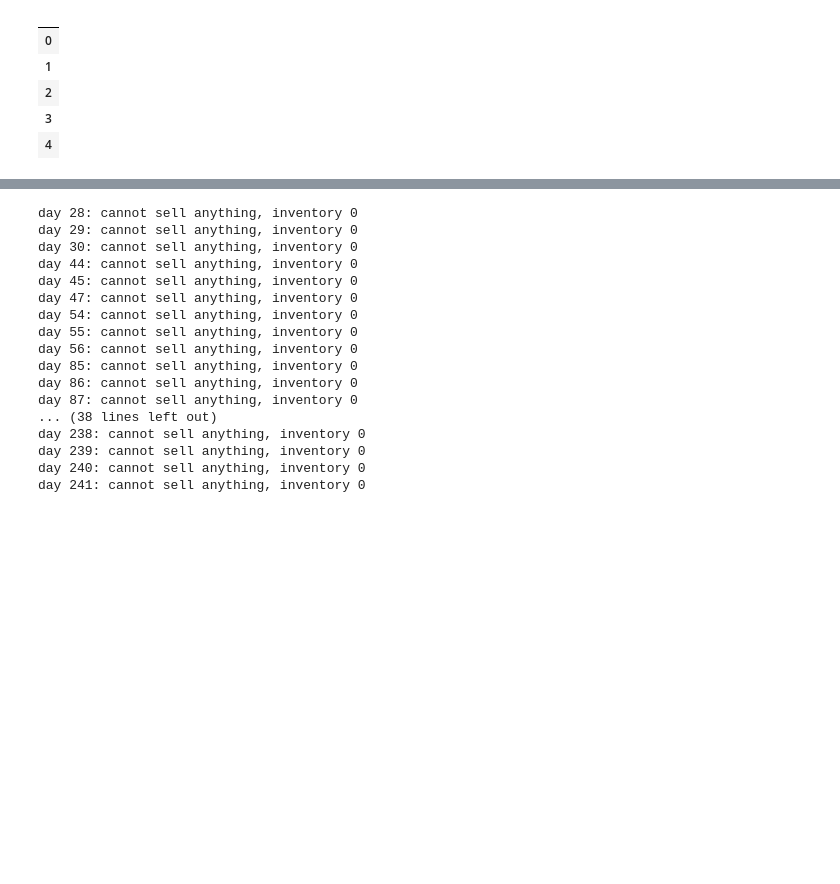
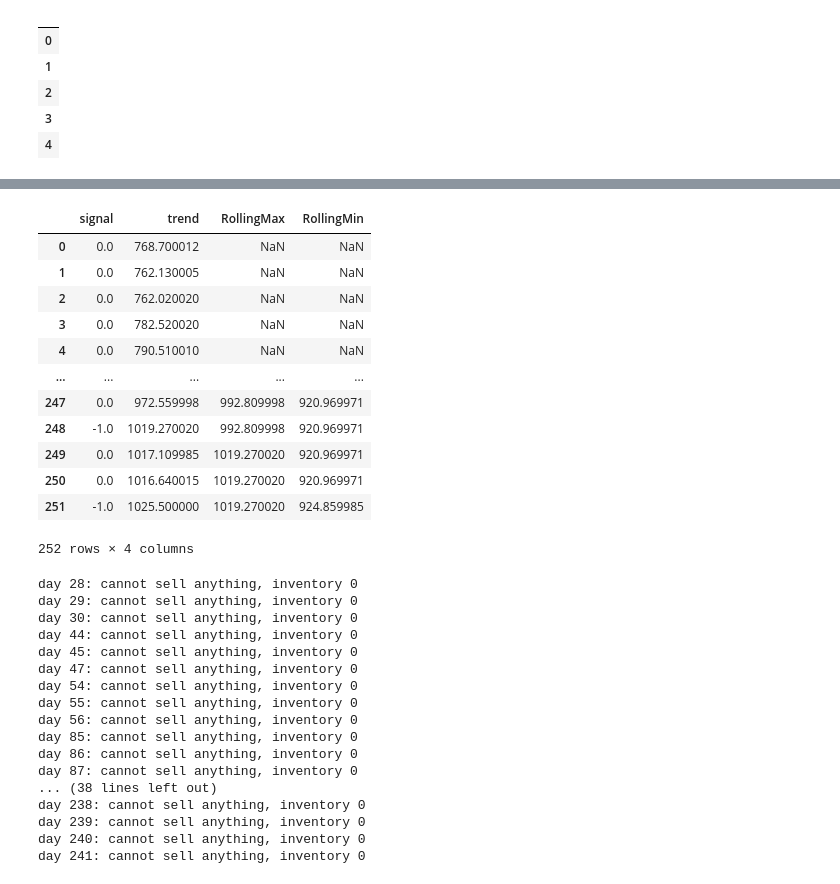
Before and after one commit to qslia/Stock-Prediction-Models, a Jupyter notebook: agent/1.turtle-agent.ipynb, the cells around one changed output, grey strips where cells are left out. Saved outputs shown, nothing was run; the diff lists cells and outputs as text; code cells hidden in the pictures; blank space fills up the shorter version.

```diff
--- a/agent/1.turtle-agent.ipynb
+++ b/agent/1.turtle-agent.ipynb
@@ -69,3 +145,21 @@ signals
+# %%
+signals.loc[signals['RollingMax'] < signals.trend, 'signal'] = -1
+signals.loc[signals['RollingMin'] > signals.trend, 'signal'] = 1
+signals
+# %% [output]
+|  | signal | trend | RollingMax | RollingMin |
+| 0 | 0.0 | 768.700012 | NaN | NaN |
+| 1 | 0.0 | 762.130005 | NaN | NaN |
+| 2 | 0.0 | 762.020020 | NaN | NaN |
+| 3 | 0.0 | 782.520020 | NaN | NaN |
+| 4 | 0.0 | 790.510010 | NaN | NaN |
+| ... | ... | ... | ... | ... |
+| 247 | 0.0 | 972.559998 | 992.809998 | 920.969971 |
+| 248 | -1.0 | 1019.270020 | 992.809998 | 920.969971 |
+| 249 | 0.0 | 1017.109985 | 1019.270020 | 920.969971 |
+| 250 | 0.0 | 1016.640015 | 1019.270020 | 920.969971 |
+| 251 | -1.0 | 1025.500000 | 1019.270020 | 924.859985 |
+252 rows × 4 columns
 # %%
 def buy_stock(
     real_movement,
```
Also changed, not shown: parts of 8 cells of this notebook.
